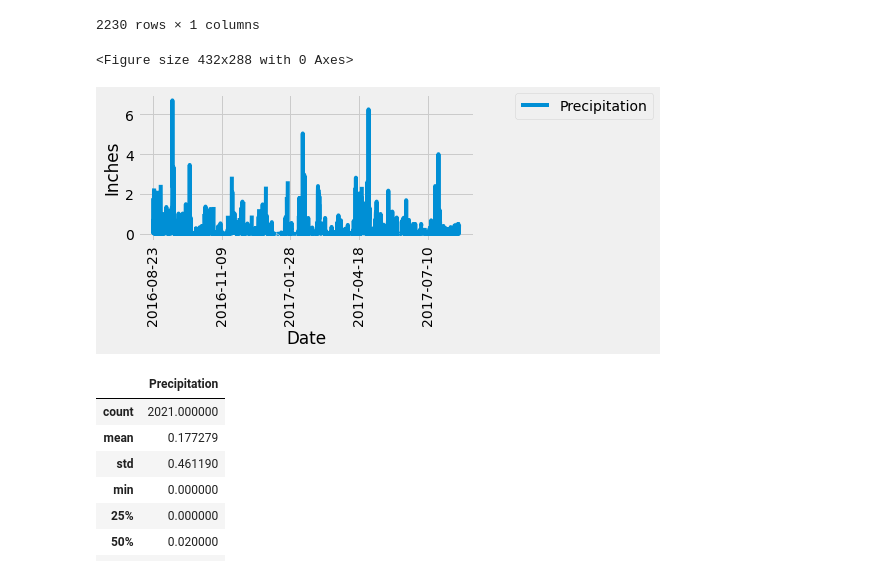
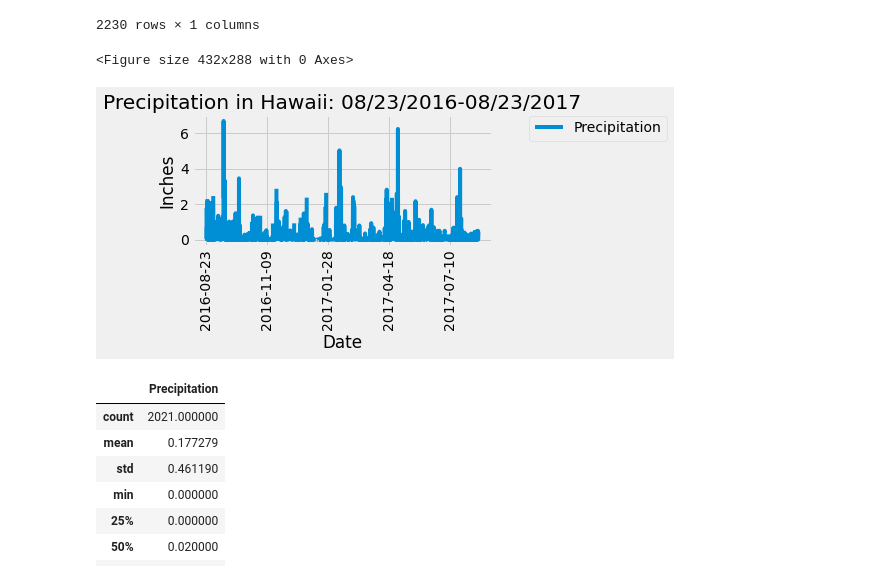
Before and after one commit to yperez0914/sqlalchemy-challenge, a Jupyter notebook: HI_Climate.ipynb, the cells around one changed output. Cells and saved outputs as stored; diff of their text form; code cells hidden in the pictures.

```diff
--- a/HI_Climate.ipynb
+++ b/HI_Climate.ipynb
@@ -164,20 +164,21 @@ precip_sort
 # %%
  # # Use Pandas Plotting with Matplotlib to plot the data
 #precip_sort.plot()
 #xticks = ['2016-08-23', '2016-10-01','2016-11-09','2-16-12-19','2017-01-28','2017-03-09','2017-04-18','2017-05-31','2017-07-10']
 plt.figure()
 precip_sort.plot()
+plt.title('Precipitation in Hawaii: 08/23/2016-08/23/2017')
 plt.ylabel('Inches')
 plt.xlabel('Date')
 plt.xticks(rotation=90)
 plt.legend(bbox_to_anchor=(1.1, 1.05))
 plt.tight_layout()
 #plt.rcParams['figure.figsize'] = [10, 5]
 plt.savefig('precipitation.png')
 plt.show()
 # %% [output]
 <Figure size 432x288 with 0 Axes>
-[figure, old version]
+[figure, new version]
 # %%
 #Use Pandas to calcualte the summary statistics for the precipitation data
 precip_sort.describe()
```
Also changed, not shown: parts of 4 cells of this notebook, 4 other files.
